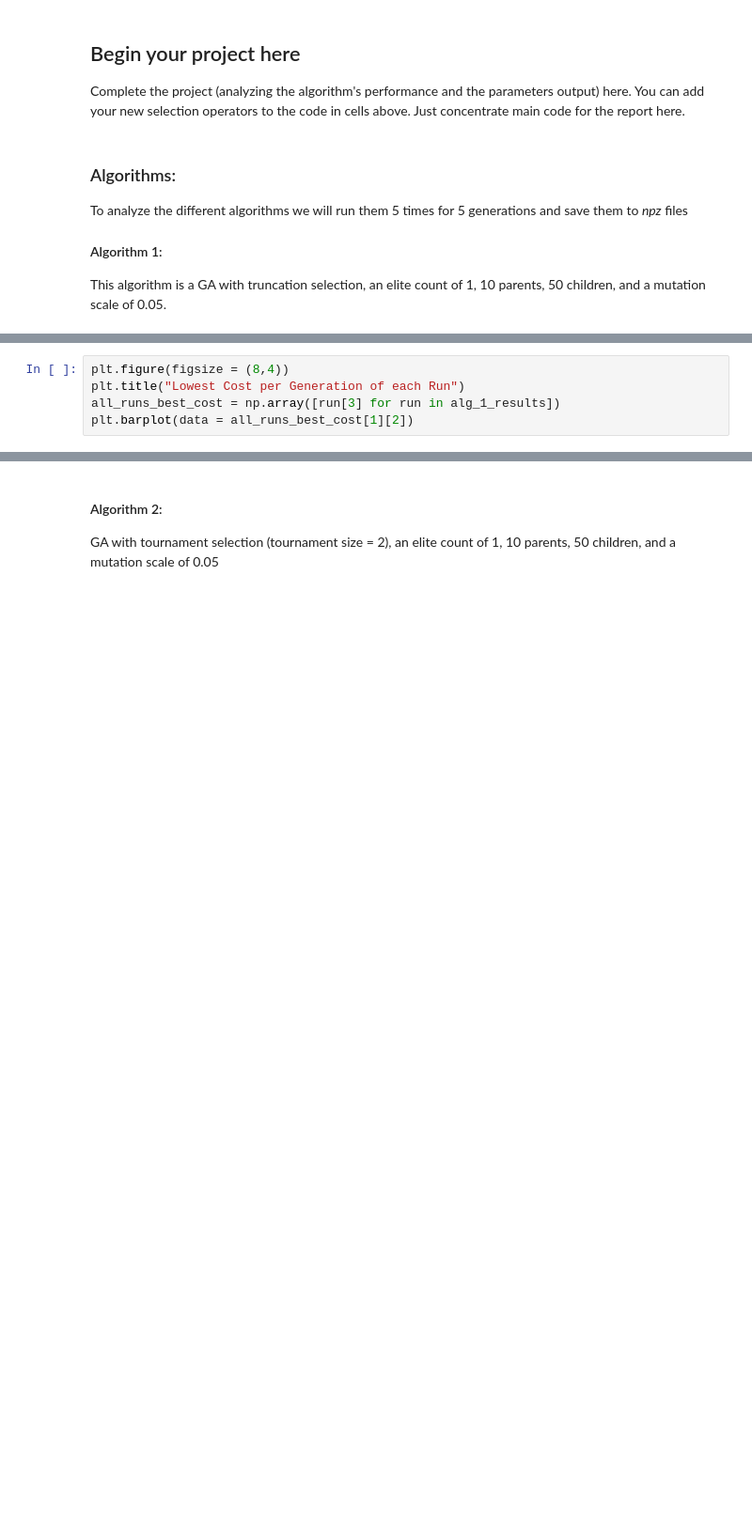
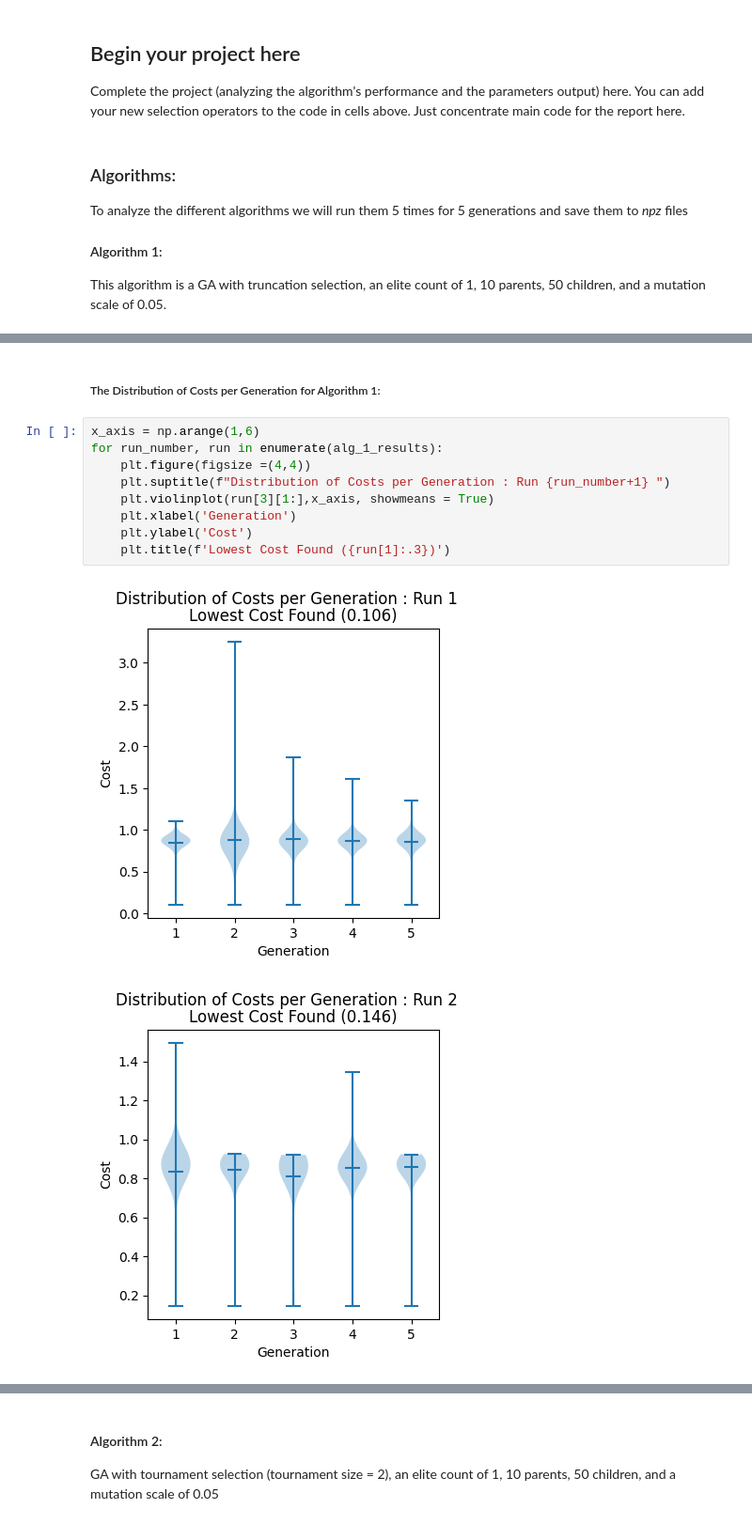
Before and after one commit to mattjax16/CS341, a Jupyter notebook: Project-4/Project4.ipynb, the cells around one changed output, grey strips where cells are left out. Shown at 94% size. Saved outputs shown, nothing was run; the diff lists cells and outputs as text; blank space fills up the shorter version.

Commit message:
add plots to proj 4

```diff
--- a/Project-4/Project4.ipynb
+++ b/Project-4/Project4.ipynb
@@ -552,5 +570,14 @@ for run_num in range(1,6):
-# %%
-plt.figure(figsize = (8,4))
-plt.title("Lowest Cost per Generation of each Run")
-all_runs_best_cost = np.array([run[3] for run in alg_1_results])
-plt.barplot(data = all_runs_best_cost[1][2])
+# %% [markdown]
+##### The Distribution of Costs per Generation for Algorithm 1:
+# %%
+x_axis = np.arange(1,6)
+for run_number, run in enumerate(alg_1_results):
+    plt.figure(figsize =(4,4))
+    plt.suptitle(f"Distribution of Costs per Generation : Run {run_number+1} ")
+    plt.violinplot(run[3][1:],x_axis, showmeans = True)
+    plt.xlabel('Generation')
+    plt.ylabel('Cost')
+    plt.title(f'Lowest Cost Found ({run[1]:.3})')
+# %% [output]
+[figure, added]
+[figure, added]
```
Also changed, not shown: parts of 15 cells of this notebook.
